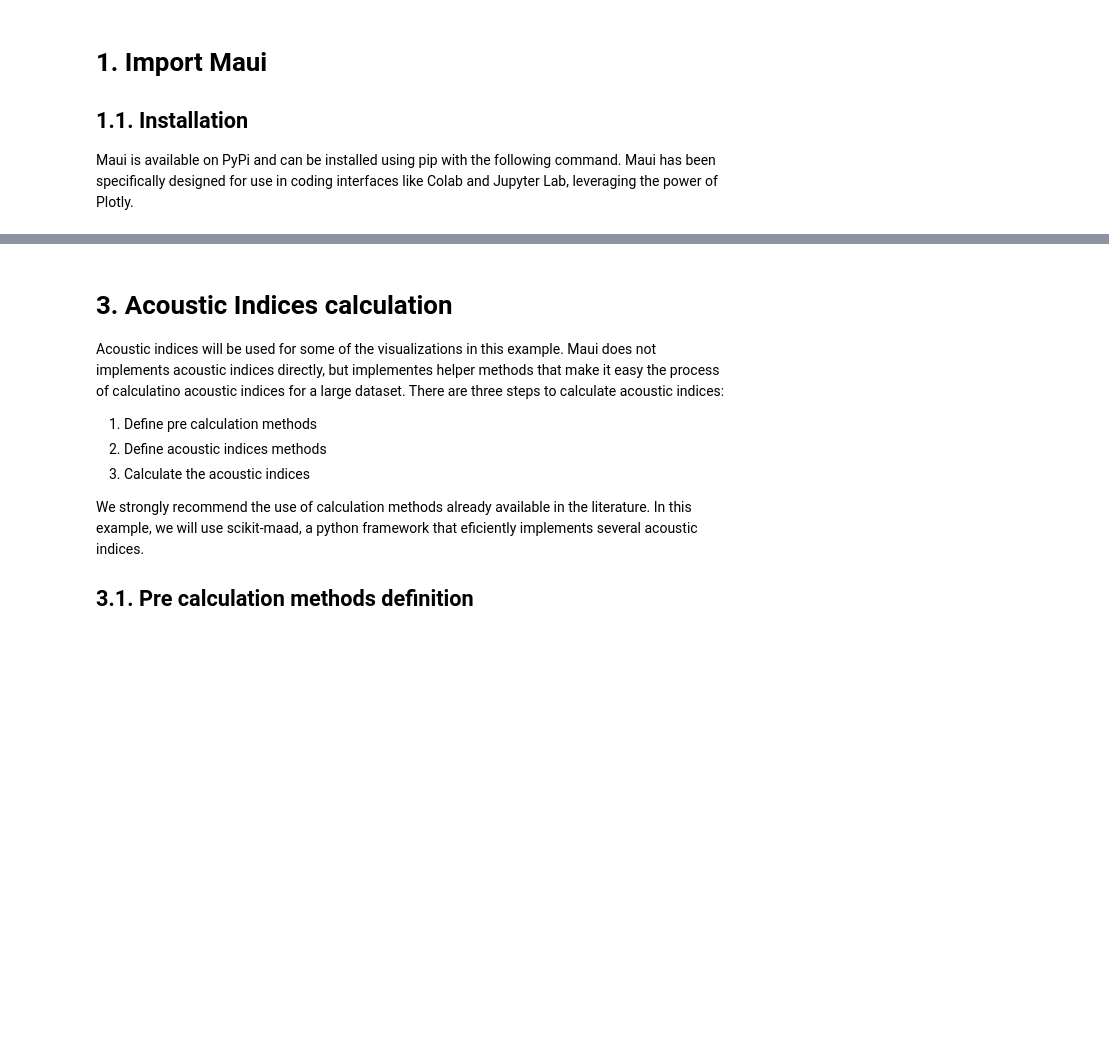
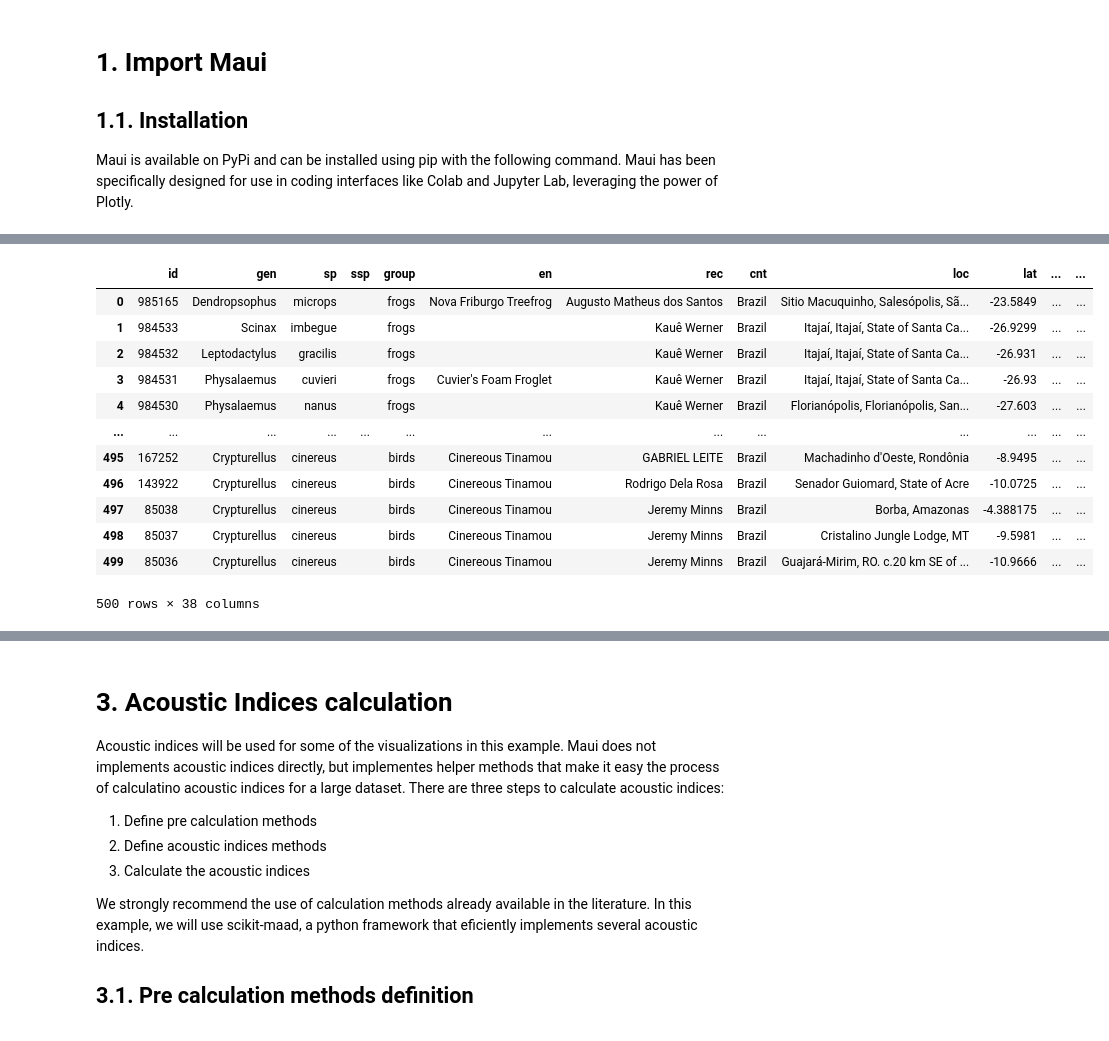
Before and after one commit to maui-software/maui-software-examples, a Jupyter notebook: maui_example_summary_visualizations.ipynb, the cells around one changed output, grey strips where cells are left out. Cells and saved outputs as stored; diff of their text form; code cells hidden in the pictures; blank space fills up the shorter version.

```diff
--- a/maui_example_summary_visualizations.ipynb
+++ b/maui_example_summary_visualizations.ipynb
@@ -81 +189,17 @@ tqdm.pandas(desc="Calculando duração dos áudios")
 df['duration'] = df['file_path'].progress_apply(get_duration)
+# %%
+df
+# %% [output]
+|  | id | gen | sp | ssp | group | en | rec | cnt | loc | lat | ... | ... |
+| 0 | 985165 | Dendropsophus | microps |  | frogs | Nova Friburgo Treefrog | Augusto Matheus dos Santos | Brazil | Sitio Macuquinho, Salesópolis, Sã... | -23.5849 | ... | ... |
+| 1 | 984533 | Scinax | imbegue |  | frogs |  | Kauê Werner | Brazil | Itajaí, Itajaí, State of Santa Ca... | -26.9299 | ... | ... |
+| 2 | 984532 | Leptodactylus | gracilis |  | frogs |  | Kauê Werner | Brazil | Itajaí, Itajaí, State of Santa Ca... | -26.931 | ... | ... |
+| 3 | 984531 | Physalaemus | cuvieri |  | frogs | Cuvier's Foam Froglet | Kauê Werner | Brazil | Itajaí, Itajaí, State of Santa Ca... | -26.93 | ... | ... |
+| 4 | 984530 | Physalaemus | nanus |  | frogs |  | Kauê Werner | Brazil | Florianópolis, Florianópolis, San... | -27.603 | ... | ... |
+| ... | ... | ... | ... | ... | ... | ... | ... | ... | ... | ... | ... | ... |
+| 495 | 167252 | Crypturellus | cinereus |  | birds | Cinereous Tinamou | GABRIEL LEITE | Brazil | Machadinho d'Oeste, Rondônia | -8.9495 | ... | ... |
+| 496 | 143922 | Crypturellus | cinereus |  | birds | Cinereous Tinamou | Rodrigo Dela Rosa | Brazil | Senador Guiomard, State of Acre | -10.0725 | ... | ... |
+| 497 | 85038 | Crypturellus | cinereus |  | birds | Cinereous Tinamou | Jeremy Minns | Brazil | Borba, Amazonas | -4.388175 | ... | ... |
+| 498 | 85037 | Crypturellus | cinereus |  | birds | Cinereous Tinamou | Jeremy Minns | Brazil | Cristalino Jungle Lodge, MT | -9.5981 | ... | ... |
+| 499 | 85036 | Crypturellus | cinereus |  | birds | Cinereous Tinamou | Jeremy Minns | Brazil | Guajará-Mirim, RO. c.20 km SE of ... | -10.9666 | ... | ... |
+500 rows × 38 columns
```
Also changed, not shown: parts of 20 cells of this notebook, 2 other files.
